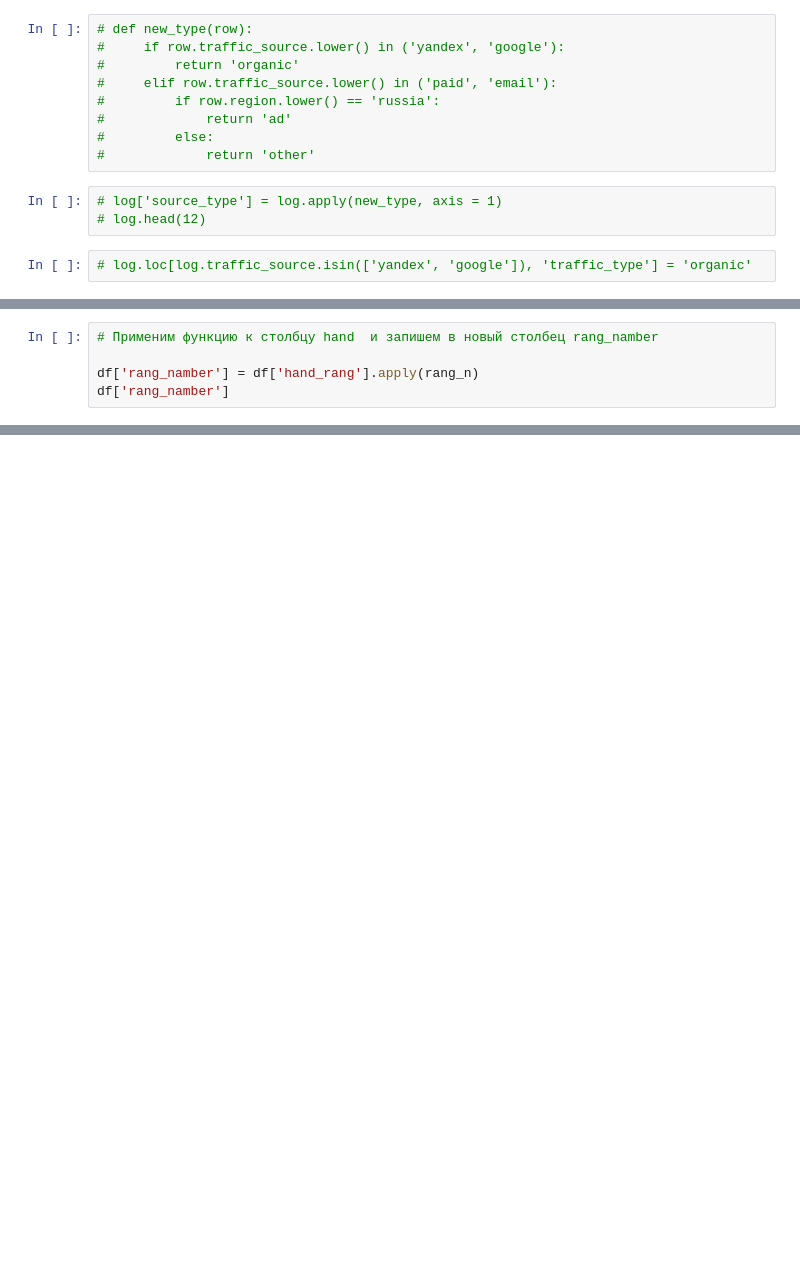
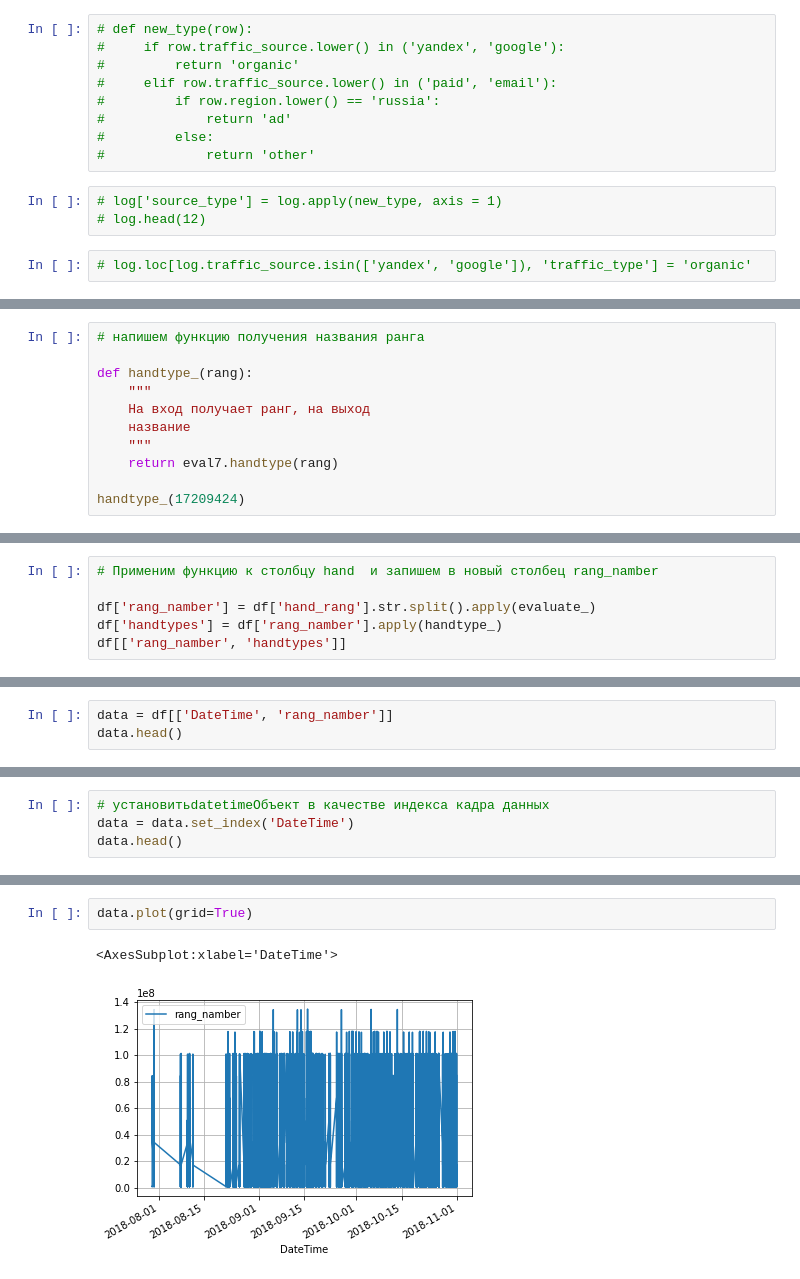
Before and after one commit to meraline/Analyz_Pokera, a Jupyter notebook: analiz_poker_v4.ipynb, the cells around one changed output, grey strips where cells are left out. Cells and saved outputs as stored; diff of their text form; blank space fills up the shorter version.

```diff
--- a/analiz_poker_v4.ipynb
+++ b/analiz_poker_v4.ipynb
@@ -159,0 +165,11 @@ IndexError: string index out of range
+# %%
+# напишем функцию получения названия ранга
+
+def handtype_(rang):
+    """
+    На вход получает ранг, на выход
+    название
+    """
+    return eval7.handtype(rang)
+
+handtype_(17209424)
@@ -160,6 +178,7 @@ IndexError: string index out of range
 # %%
 # Применим функцию к столбцу hand  и запишем в новый столбец rang_namber
 
-df['rang_namber'] = df['hand_rang'].apply(rang_n)
-df['rang_namber']
+df['rang_namber'] = df['hand_rang'].str.split().apply(evaluate_)
+df['handtypes'] = df['rang_namber'].apply(handtype_)
+df[['rang_namber', 'handtypes']]
 # %% [output]
@@ -166,0 +198,3 @@ IndexError: string index out of range
+# %%
+data = df[['DateTime', 'rang_namber']]
+data.head()
@@ -166,0 +220,4 @@ IndexError: string index out of range
+# %%
+# установитьdatetimeОбъект в качестве индекса кадра данных
+data = data.set_index('DateTime')
+data.head()
@@ -166,0 +232,5 @@ IndexError: string index out of range
+# %%
+data.plot(grid=True)
+# %% [output]
+<AxesSubplot:xlabel='DateTime'>
+[figure, added]
```
Also changed, not shown: parts of 13 cells of this notebook.
